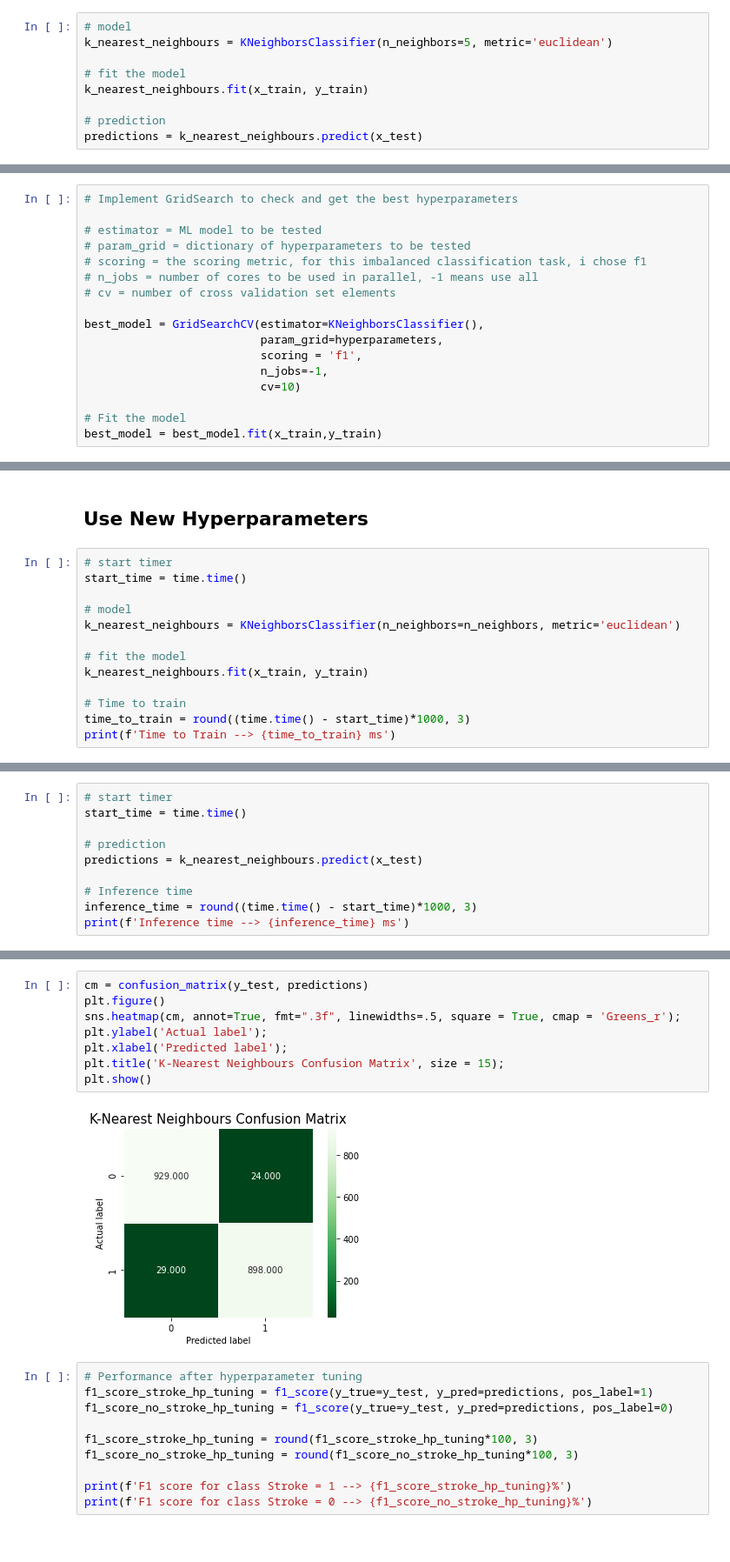
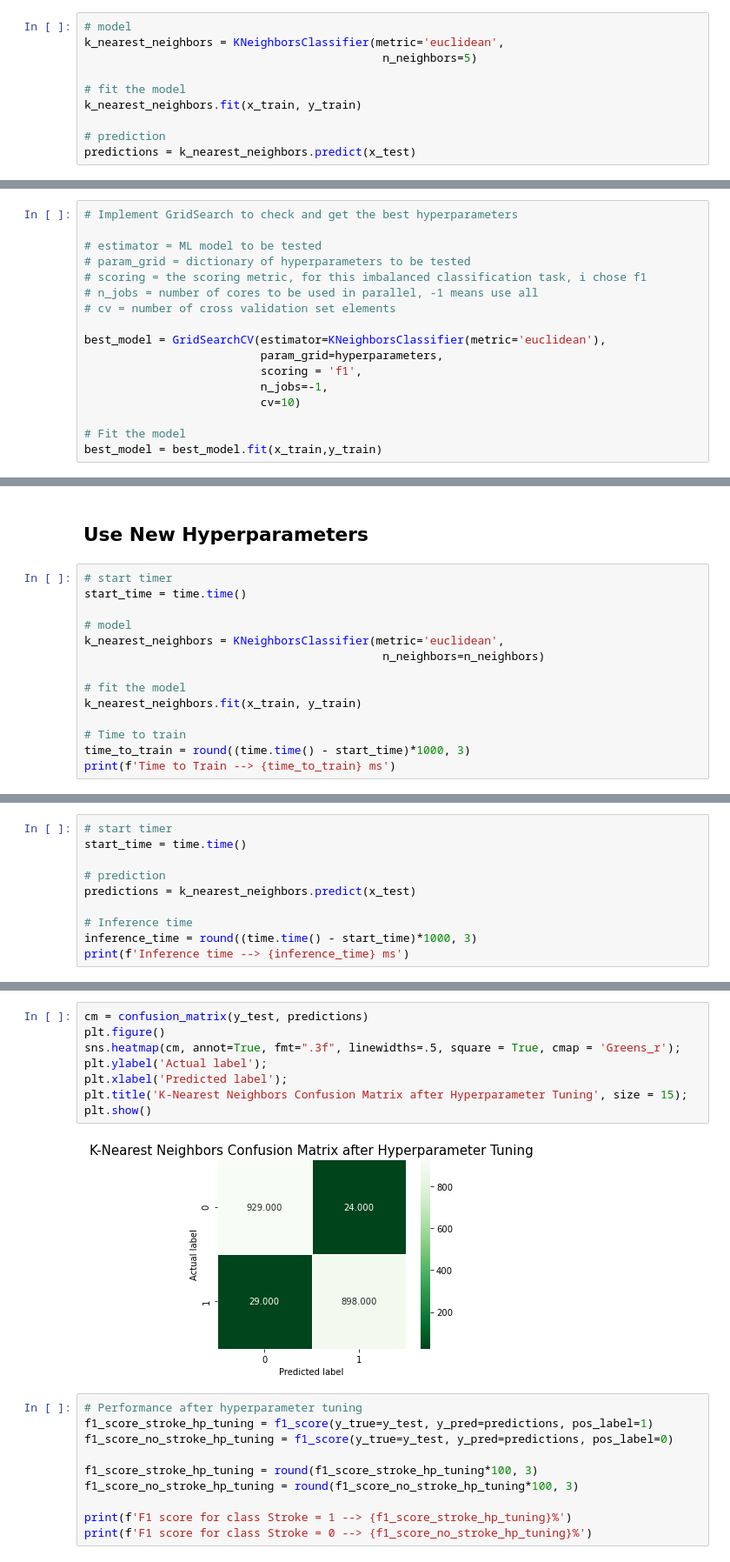
Before and after one commit to Purefekt/Predicting-Stroke-using-Various-Classification-Methods, a Jupyter notebook: [3]knn.ipynb, the cells around one changed output, grey strips where cells are left out. Shown at 87% size. Drawn from its saved outputs; the diff is of its cells as text.

```diff
--- a/[3]knn.ipynb
+++ b/[3]knn.ipynb
@@ -31,13 +31,14 @@ x_test = pd.DataFrame(minmax_scaler.fit_transform(x_test), columns=x_test.column
 ## Implementing Basic KNN
 # %%
 # model
-k_nearest_neighbours = KNeighborsClassifier(n_neighbors=5, metric='euclidean')
+k_nearest_neighbors = KNeighborsClassifier(metric='euclidean',
+                                            n_neighbors=5)
 
 # fit the model
-k_nearest_neighbours.fit(x_train, y_train)
+k_nearest_neighbors.fit(x_train, y_train)
 
 # prediction
-predictions = k_nearest_neighbours.predict(x_test)
+predictions = k_nearest_neighbors.predict(x_test)
 # %%
 cm = confusion_matrix(y_test, predictions)
 plt.figure()
@@ -100,7 +101,7 @@ print(hyperparameters)
 # n_jobs = number of cores to be used in parallel, -1 means use all
 # cv = number of cross validation set elements
 
-best_model = GridSearchCV(estimator=KNeighborsClassifier(),
+best_model = GridSearchCV(estimator=KNeighborsClassifier(metric='euclidean'),
                           param_grid=hyperparameters,
                           scoring = 'f1',
                           n_jobs=-1,
@@ -121,10 +122,11 @@ Best n_neighbors: 3
 start_time = time.time()
 
 # model
-k_nearest_neighbours = KNeighborsClassifier(n_neighbors=n_neighbors, metric='euclidean')
+k_nearest_neighbors = KNeighborsClassifier(metric='euclidean',
+                                            n_neighbors=n_neighbors)
 
 # fit the model
-k_nearest_neighbours.fit(x_train, y_train)
+k_nearest_neighbors.fit(x_train, y_train)
 
 # Time to train
 time_to_train = round((time.time() - start_time)*1000, 3)
@@ -136,7 +138,7 @@ Time to Train --> 3.006 ms
 start_time = time.time()
 
 # prediction
-predictions = k_nearest_neighbours.predict(x_test)
+predictions = k_nearest_neighbors.predict(x_test)
 
 # Inference time
 inference_time = round((time.time() - start_time)*1000, 3)
@@ -146,13 +148,13 @@ Inference time --> 203.736 ms
 # %%
 cm = confusion_matrix(y_test, predictions)
 plt.figure()
 sns.heatmap(cm, annot=True, fmt=".3f", linewidths=.5, square = True, cmap = 'Greens_r');
 plt.ylabel('Actual label');
 plt.xlabel('Predicted label');
-plt.title('K-Nearest Neighbours Confusion Matrix', size = 15);
+plt.title('K-Nearest Neighbors Confusion Matrix after Hyperparameter Tuning', size = 15);
 plt.show()
 # %% [output]
-[figure, old version]
+[figure, new version]
 # %%
 # Performance after hyperparameter tuning
 f1_score_stroke_hp_tuning = f1_score(y_true=y_test, y_pred=predictions, pos_label=1)
```
Also changed, not shown: parts of 5 cells of this notebook, 3 other files.
